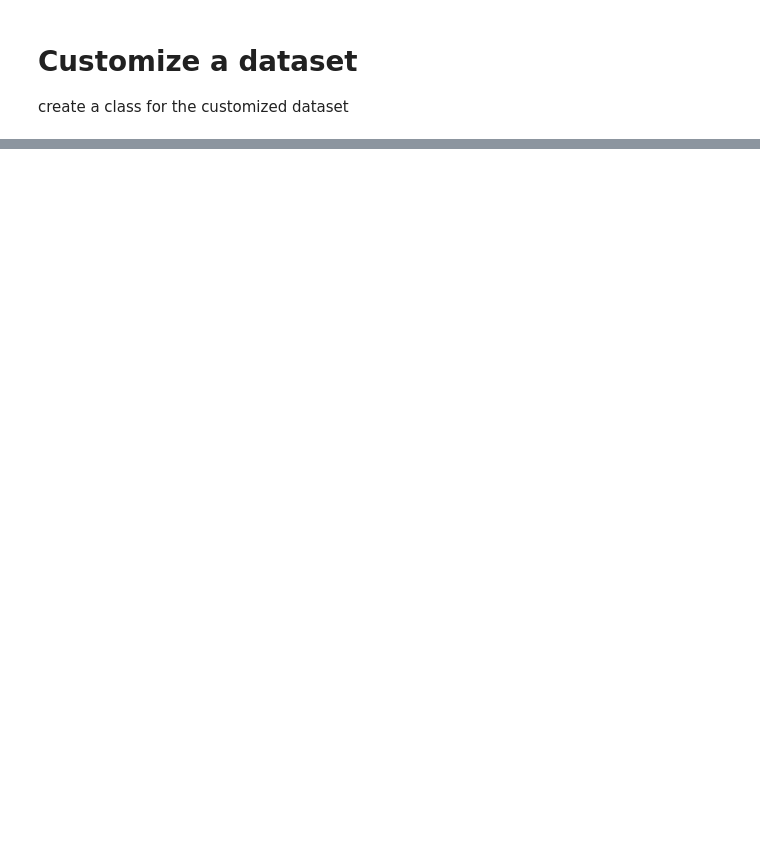
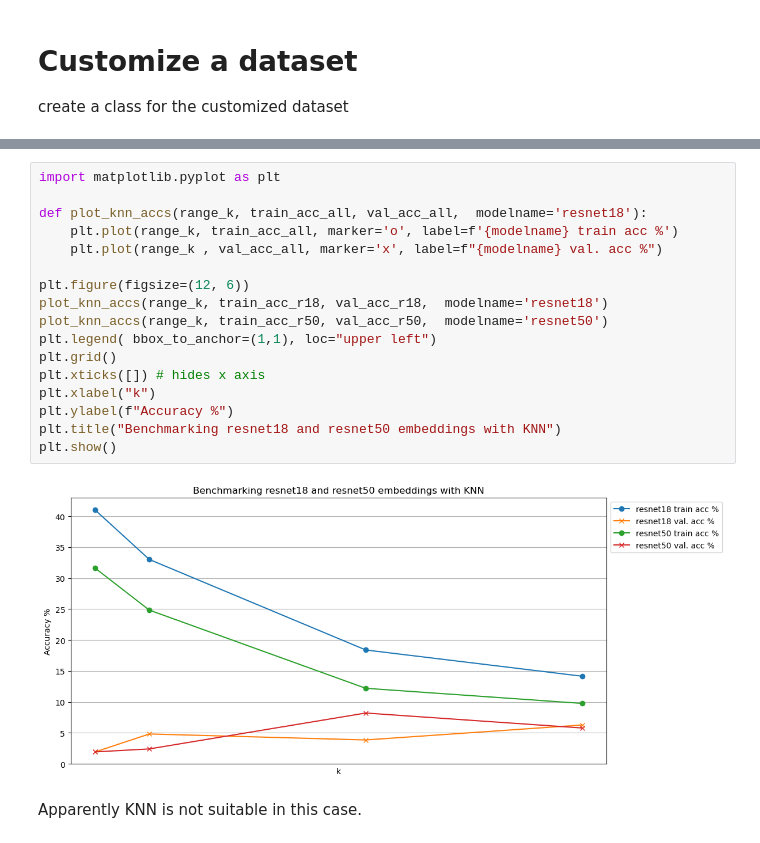
Before and after one commit to SAutum/fundusfunfunf, a Jupyter notebook: 02_transfer_learning_classification.ipynb, the cells around one changed output, grey strips where cells are left out. Drawn from its saved outputs; the diff is of its cells as text; blank space fills up the shorter version.

```diff
--- a/02_transfer_learning_classification.ipynb
+++ b/02_transfer_learning_classification.ipynb
@@ -104,0 +352,21 @@ labels.to_csv('labels.csv')
+# %%
+import matplotlib.pyplot as plt
+
+def plot_knn_accs(range_k, train_acc_all, val_acc_all,  modelname='resnet18'):
+    plt.plot(range_k, train_acc_all, marker='o', label=f'{modelname} train acc %')
+    plt.plot(range_k , val_acc_all, marker='x', label=f"{modelname} val. acc %")
+
+plt.figure(figsize=(12, 6))
+plot_knn_accs(range_k, train_acc_r18, val_acc_r18,  modelname='resnet18')
+plot_knn_accs(range_k, train_acc_r50, val_acc_r50,  modelname='resnet50')
+plt.legend( bbox_to_anchor=(1,1), loc="upper left")
+plt.grid()
+plt.xticks([]) # hides x axis
+plt.xlabel("k")
+plt.ylabel(f"Accuracy %")
+plt.title("Benchmarking resnet18 and resnet50 embeddings with KNN")
+plt.show()
+# %% [output]
+[figure, added]
+# %% [markdown]
+Apparently KNN is not suitable in this case.
```
Also changed, not shown: parts of 23 cells of this notebook, 12 other files.
